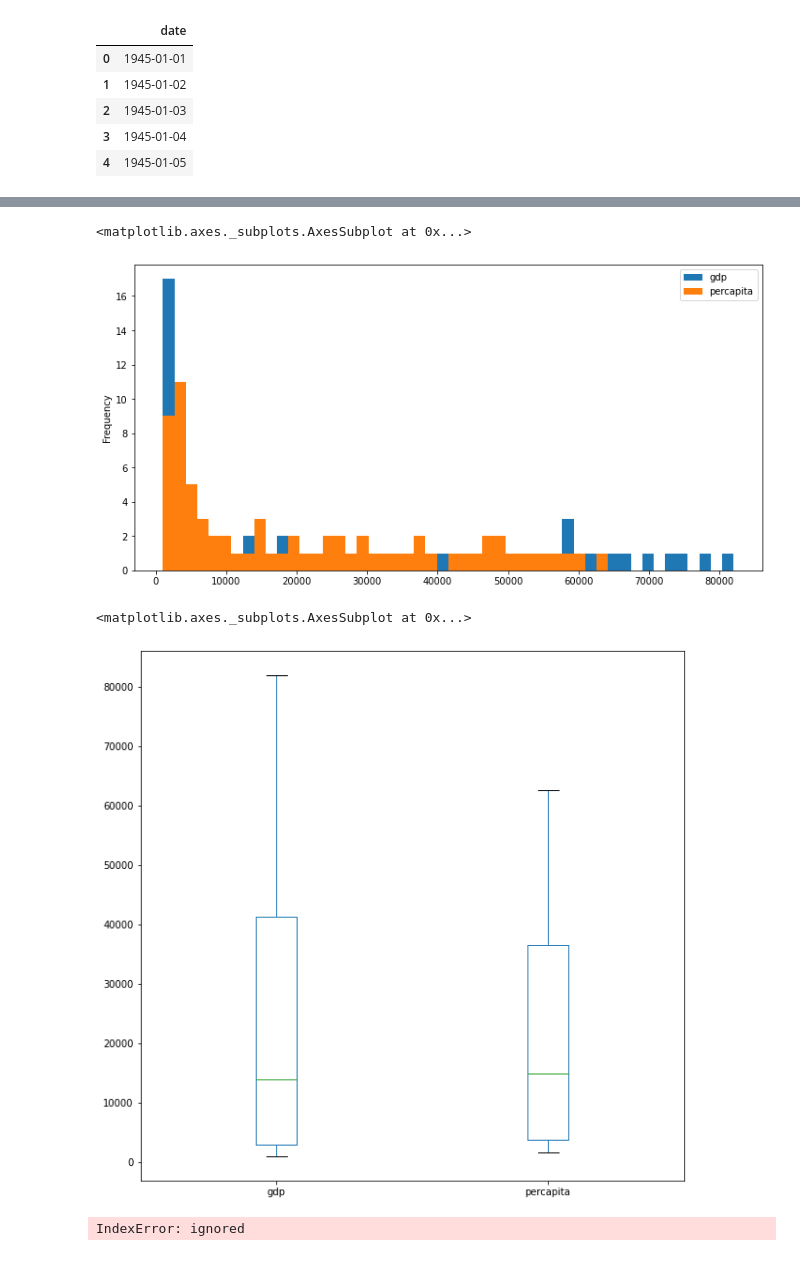
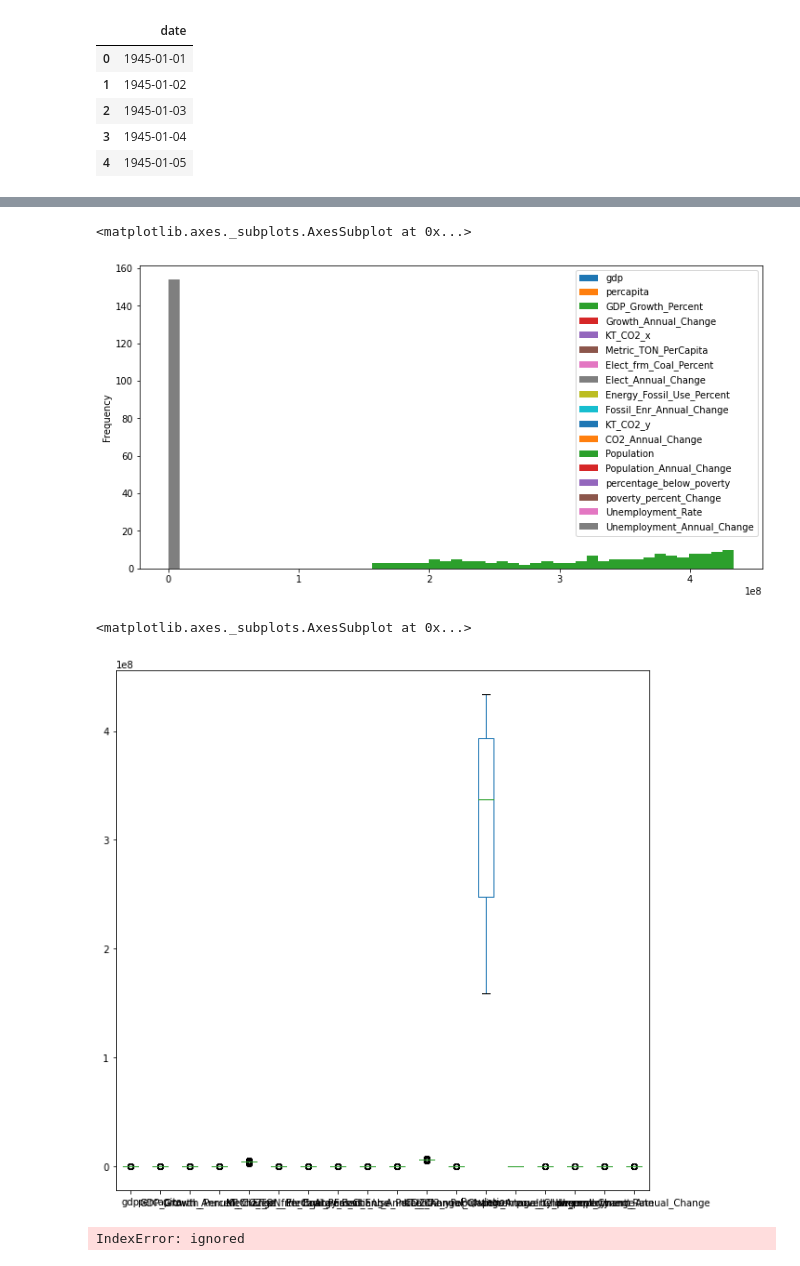
Before and after one commit to raghavadevarajeurs/DeepLearning, a Jupyter notebook: Assignment1/Machine_Learning_KMeans.ipynb, the cells around one changed output, grey strips where cells are left out. Drawn from its saved outputs; the diff is of its cells as text; code cells hidden in the pictures.

```diff
--- a/Assignment1/Machine_Learning_KMeans.ipynb
+++ b/Assignment1/Machine_Learning_KMeans.ipynb
@@ -180,7 +180,7 @@ memory usage: 217.0+ KB
 def combine_data(initFrame, data):
   return initFrame.merge(data ,how='outer',left_on='date', right_on='date')
 # %%
-for data in [gdp_data,gdp_growth_data,co2_emissions_data,coal_usage_data,fossil_fuel_data,greenhouse_data,poverty_data,unemployment_data]:
+for data in [gdp_data,gdp_growth_data,co2_emissions_data,coal_usage_data,fossil_fuel_data,greenhouse_data,population_data, poverty_data,unemployment_data]:
   df = combine_data(df, data)
 
 df.head()
@@ -204,11 +204,12 @@ Index(['date', 'gdp', 'percapita', 'GDP_Growth_Percent',
       dtype='object')
 # %%
-column_names = ['gdp', 'percapita','GDP_Growth_Percent', 'Growth_Annual_Change', 'KT_CO2_x',
-       'Metric_TON_PerCapita', 'Elect_frm_Coal_Percent', 'Elect_Annual_Change',
+column_names = ['gdp', 'percapita', 'GDP_Growth_Percent',
+       'Growth_Annual_Change', 'KT_CO2_x', 'Metric_TON_PerCapita',
+       'Elect_frm_Coal_Percent', 'Elect_Annual_Change',
        'Energy_Fossil_Use_Percent', 'Fossil_Enr_Annual_Change', 'KT_CO2_y',
-       'CO2_Annual_Change ', 'percentage_below_poverty',
-       'poverty_percent_Change', 'Unemployment_Rate',
-       'Unemployment_Annual_Change']
+       'CO2_Annual_Change ', 'Population', 'Population_Annual_Change',
+       'percentage_below_poverty', 'poverty_percent_Change',
+       'Unemployment_Rate', 'Unemployment_Annual_Change']
 df = df.dropna(subset=column_names, how='all')
 df.head(200)
 # %% [output]
@@ -269,13 +260,13 @@ ax.set_xticklabels(
 # %%
-gdp_data.plot(kind='hist',bins=50,figsize=(12,6))
+df.plot(kind='hist',bins=50,figsize=(12,6))
 # %% [output]
 <matplotlib.axes._subplots.AxesSubplot at 0x...>
-[figure, old version]
+[figure, new version]
 # %%
-gdp_data.plot.box(figsize=(10,10))
+df.plot.box(figsize=(10,10))
 # %% [output]
 <matplotlib.axes._subplots.AxesSubplot at 0x...>
-[figure, old version]
+[figure, new version]
 # %%
 gdp_data.iloc[:,[0,1,2,3]]
 # %% [output]
```
Also changed, not shown: parts of 6 cells of this notebook.
